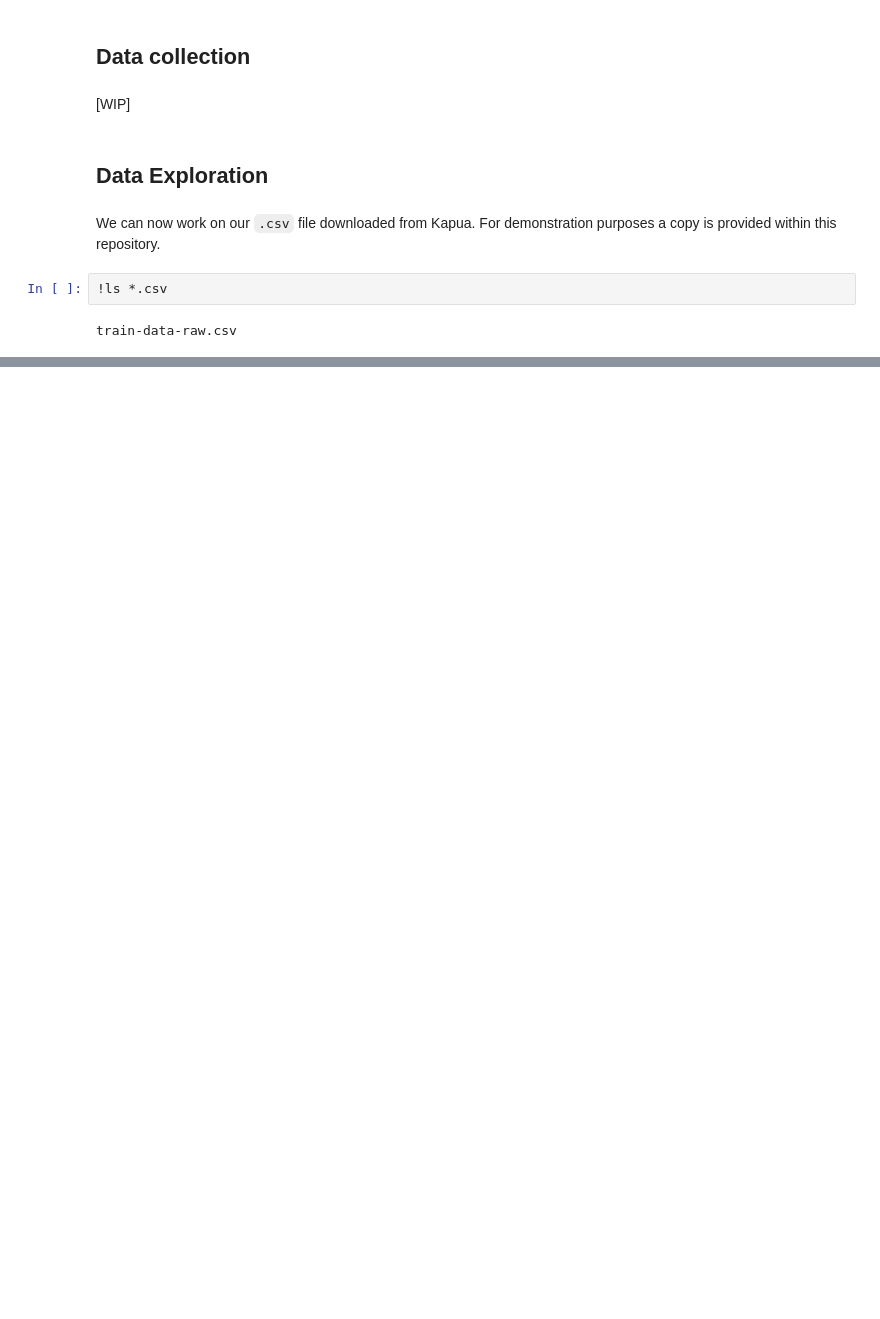
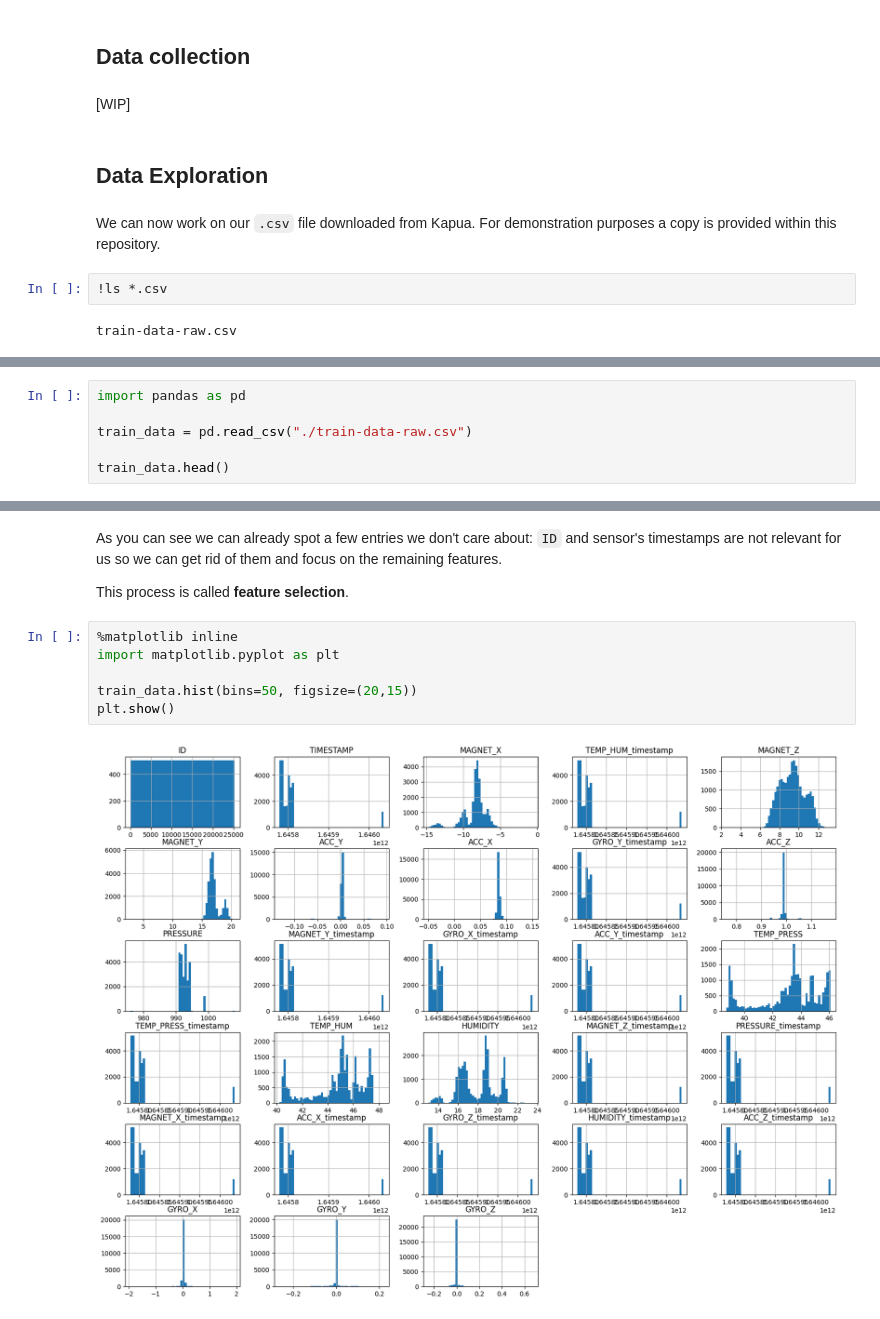
Before and after one commit to mattdibi/eclipsecon-edgeAI-talk, a Jupyter notebook: notebook/AD-EdgeAI.ipynb, the cells around one changed output, grey strips where cells are left out. Drawn from its saved outputs; the diff is of its cells as text; blank space fills up the shorter version.

Commit message:
docs: add matplot lib plot

```diff
--- a/notebook/AD-EdgeAI.ipynb
+++ b/notebook/AD-EdgeAI.ipynb
@@ -26,0 +29,6 @@ train-data-raw.csv
+# %%
+import pandas as pd
+
+train_data = pd.read_csv("./train-data-raw.csv")
+
+train_data.head()
@@ -26,0 +56,12 @@ train-data-raw.csv
+# %% [markdown]
+As you can see we can already spot a few entries we don't care about: `ID` and sensor's timestamps are not relevant for us so we can get rid of them and focus on the remaining features.
+
+This process is called **feature selection**.
+# %%
+%matplotlib inline
+import matplotlib.pyplot as plt
+
+train_data.hist(bins=50, figsize=(20,15))
+plt.show()
+# %% [output]
+[figure, added]
```
Also changed, not shown: parts of 3 cells of this notebook, 1 other file.
